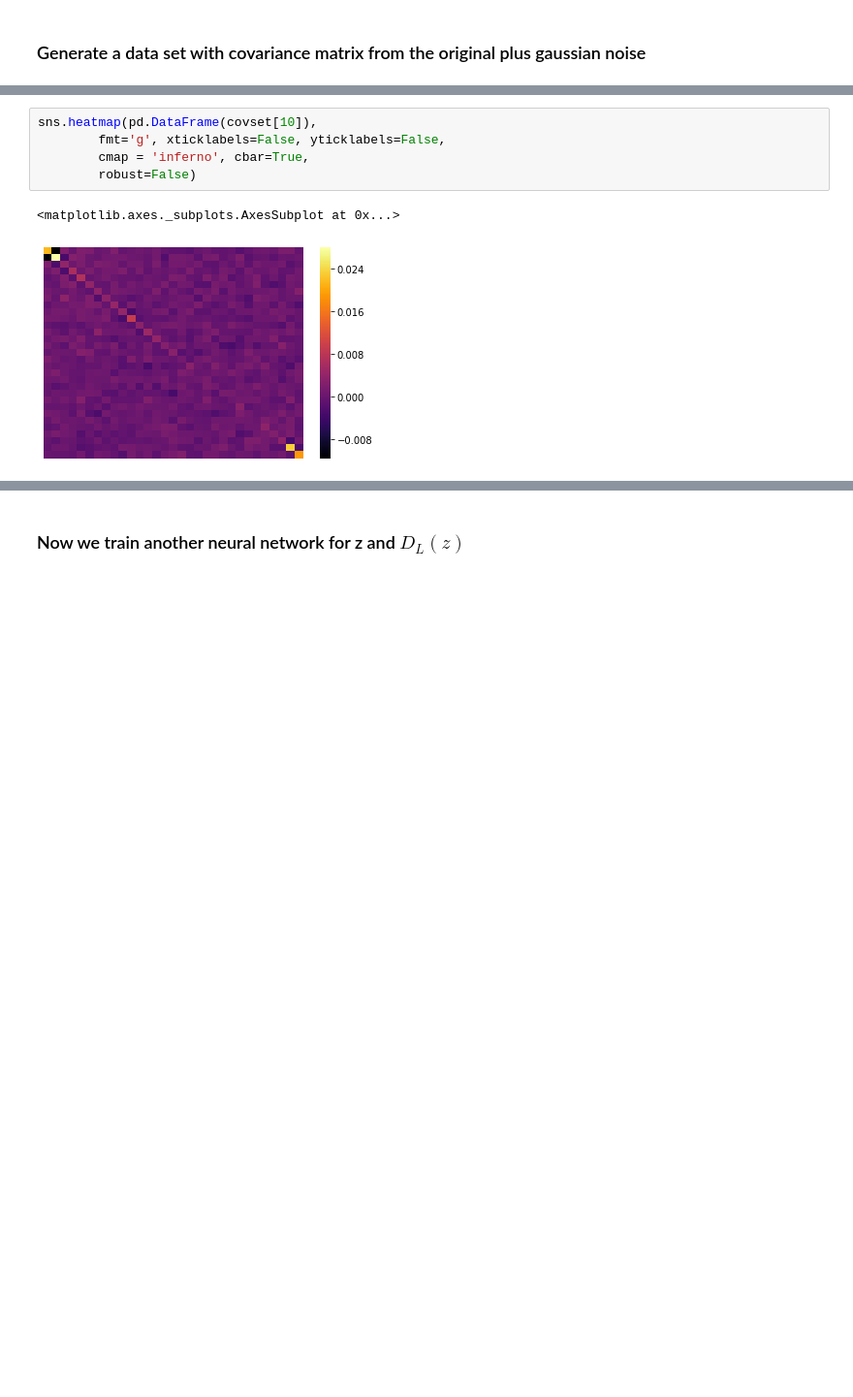
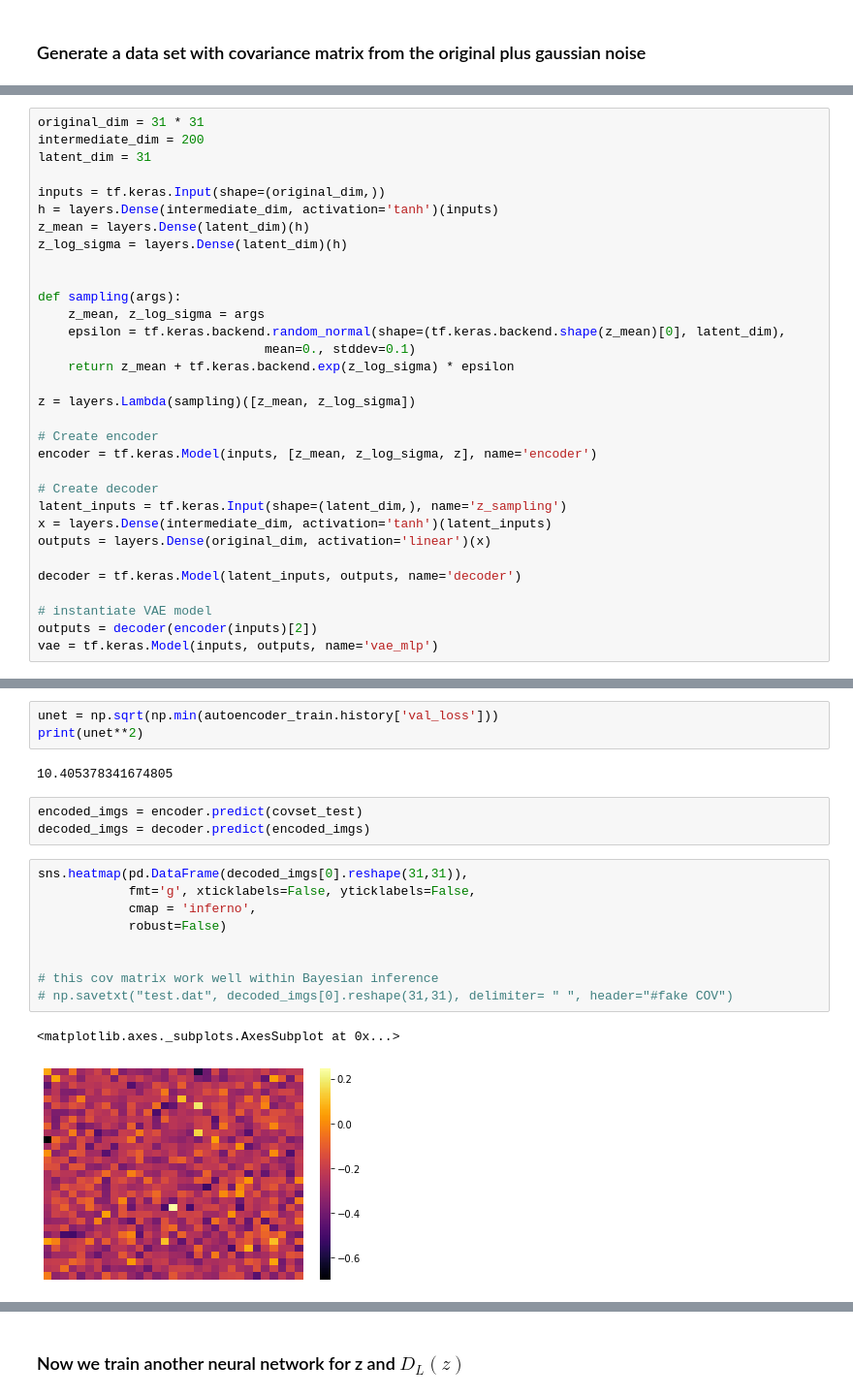
Before and after one commit to igomezv/neuralCosmoReconstruction, a Jupyter notebook: notebooks/binned_JLA_ANN.ipynb, the cells around one changed output, grey strips where cells are left out. Shown at 97% size. Saved outputs shown, nothing was run; the diff lists cells and outputs as text; blank space fills up the shorter version.

Commit message:
saving JLA neural nets models

```diff
--- a/notebooks/binned_JLA_ANN.ipynb
+++ b/notebooks/binned_JLA_ANN.ipynb
@@ -87,0 +67,32 @@ sns.heatmap(pd.DataFrame(syscov),
+# %%
+original_dim = 31 * 31
+intermediate_dim = 200
+latent_dim = 31
+
+inputs = tf.keras.Input(shape=(original_dim,))
+h = layers.Dense(intermediate_dim, activation='tanh')(inputs)
+z_mean = layers.Dense(latent_dim)(h)
+z_log_sigma = layers.Dense(latent_dim)(h)
+
+
+def sampling(args):
+    z_mean, z_log_sigma = args
+    epsilon = tf.keras.backend.random_normal(shape=(tf.keras.backend.shape(z_mean)[0], latent_dim),
+                              mean=0., stddev=0.1)
+    return z_mean + tf.keras.backend.exp(z_log_sigma) * epsilon
+
+z = layers.Lambda(sampling)([z_mean, z_log_sigma])
+
+# Create encoder
+encoder = tf.keras.Model(inputs, [z_mean, z_log_sigma, z], name='encoder')
+
+# Create decoder
+latent_inputs = tf.keras.Input(shape=(latent_dim,), name='z_sampling')
+x = layers.Dense(intermediate_dim, activation='tanh')(latent_inputs)
+outputs = layers.Dense(original_dim, activation='linear')(x)
+
+decoder = tf.keras.Model(latent_inputs, outputs, name='decoder')
+
+# instantiate VAE model
+outputs = decoder(encoder(inputs)[2])
+vae = tf.keras.Model(inputs, outputs, name='vae_mlp')
@@ -88,8 +222,20 @@ sns.heatmap(pd.DataFrame(syscov),
+# %%
+unet = np.sqrt(np.min(autoencoder_train.history['val_loss']))
+print(unet**2)
+# %% [output]
+10.405378341674805
+# %%
+encoded_imgs = encoder.predict(covset_test)
+decoded_imgs = decoder.predict(encoded_imgs)
 # %%
-sns.heatmap(pd.DataFrame(covset[10]),
-        fmt='g', xticklabels=False, yticklabels=False,
-        cmap = 'inferno', cbar=True,
-        robust=False)
+sns.heatmap(pd.DataFrame(decoded_imgs[0].reshape(31,31)),
+            fmt='g', xticklabels=False, yticklabels=False,
+            cmap = 'inferno',
+            robust=False)
+
+
+# this cov matrix work well within Bayesian inference
+# np.savetxt("test.dat", decoded_imgs[0].reshape(31,31), delimiter= " ", header="#fake COV")
 # %% [output]
 <matplotlib.axes._subplots.AxesSubplot at 0x...>
-[figure, old version]
+[figure, new version]
```
Also changed, not shown: parts of 74 cells of this notebook.
